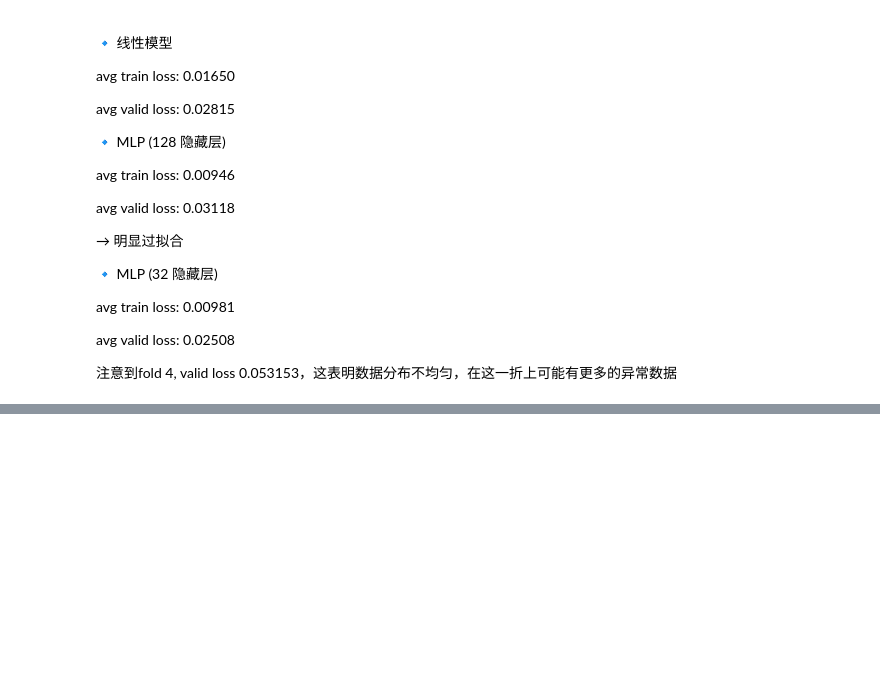
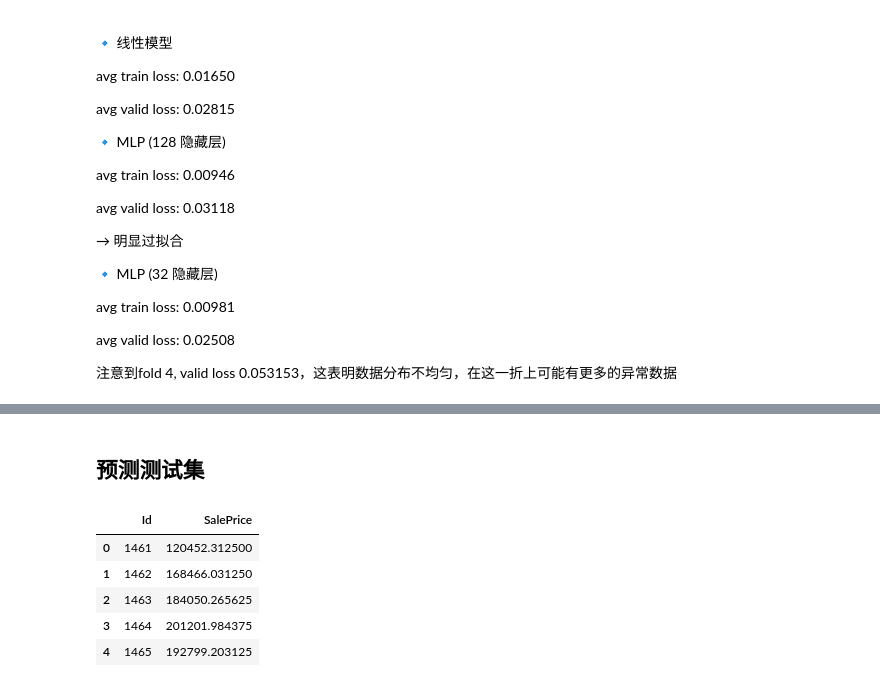
Before and after one commit to zhaoziqi-cs/house-price-prediction, a Jupyter notebook: notebooks/02_mlp_pytorch.ipynb, the cells around one changed output, grey strips where cells are left out. Saved outputs shown, nothing was run; the diff lists cells and outputs as text; code cells hidden in the pictures; blank space fills up the shorter version.

```diff
--- a/notebooks/02_mlp_pytorch.ipynb
+++ b/notebooks/02_mlp_pytorch.ipynb
@@ -459,0 +462,29 @@ avg valid loss: 0.02508
+# %%
+net = nn.Sequential(
+    nn.Linear(in_feature,32),
+    nn.ReLU(),
+    nn.Linear(32,1)
+)
+
+num_epochs = 300
+lr = 0.01
+weight_decay = 1e-3
+
+optimizer = torch.optim.Adam(
+    net.parameters(),
+    lr = lr,
+    weight_decay=weight_decay
+)
+
+loss = nn.MSELoss()
+
+train_ls = []
+
+for epch in range(num_epochs):
+    net.train()
+    optimizer.zero_grad()
+    l = loss(net(train_features),train_labels)
+    l.backward()
+    optimizer.step()
+    train_ls.append(l.item())
+print("Final training loss:", train_ls[-1])
@@ -459,0 +493,22 @@ avg valid loss: 0.02508
+# %% [markdown]
+## 预测测试集
+# %%
+net.eval()
+with torch.no_grad():
+    preds = net(test_features)
+# %%
+preds = torch.expm1(preds)
+# %%
+test_data = pd.read_csv("../data/raw/test.csv")
+submission = pd.DataFrame({
+    "Id":test_data["Id"],
+    "SalePrice":preds.numpy().reshape(-1)
+})
+submission.head()
+# %% [output]
+|  | Id | SalePrice |
+| 0 | 1461 | 120452.312500 |
+| 1 | 1462 | 168466.031250 |
+| 2 | 1463 | 184050.265625 |
+| 3 | 1464 | 201201.984375 |
+| 4 | 1465 | 192799.203125 |
```
Also changed, not shown: parts of 3 cells of this notebook, 3 other files.
